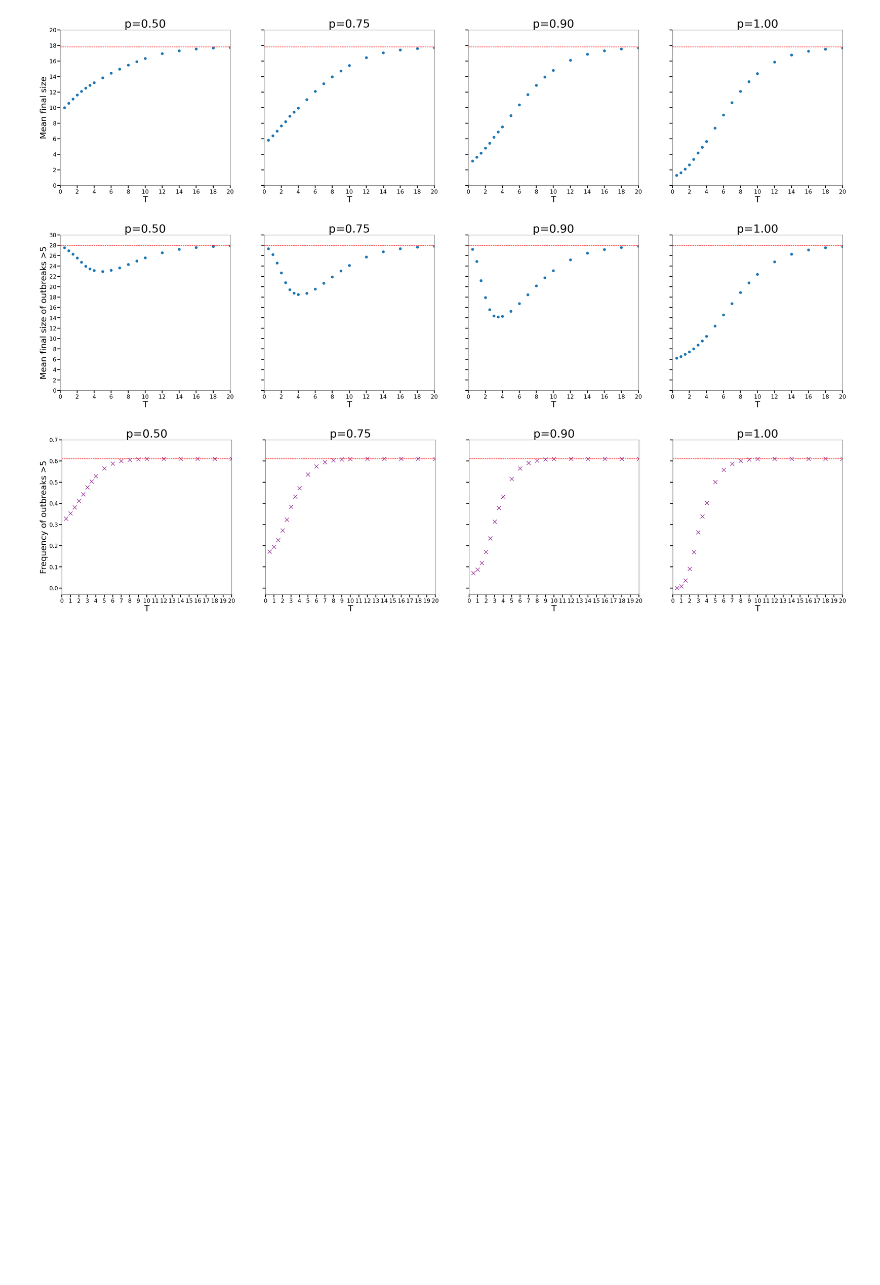
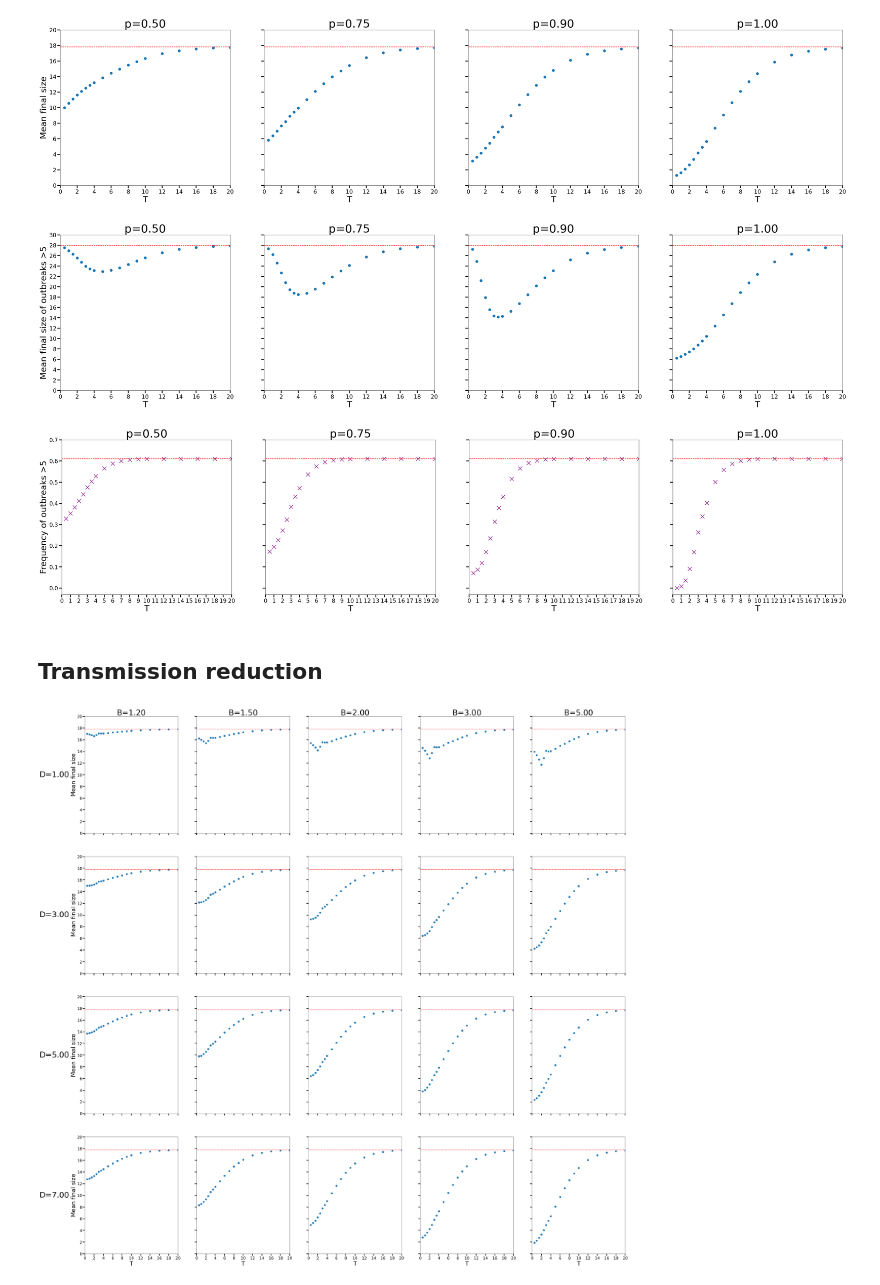
Before and after one commit to joebrooks6330/individual_stoch_sim, a Jupyter notebook: sandbox.ipynb, the cells around one changed output. Cells and saved outputs as stored; diff of their text form; code cells hidden in the pictures; blank space fills up the shorter version.

```diff
--- a/sandbox.ipynb
+++ b/sandbox.ipynb
@@ -103,6 +91,8 @@ times = np.append(times,np.arange(4,10,1))
 times = np.append(times,np.arange(10,22,2))
 I = [3]*n
 lamb = 0.5
+B_values = [1.2,1.5,2,3,5]
+D_values = [1,3,5,7]
 # %%
 #Generate Q and P data
 Q_data = []
@@ -189,8 +241,8 @@ fig, axs = plt.subplots(1,len(p_values)-1, figsize = (50,10), sharex = True, sha
 fig.suptitle('')
 i = 0
 for p in p_values[1:]:
-    axs[i].scatter(times,mean_sizes[p].values(),s=80)
-    axs[i].axhline(list(mean_sizes[0].values())[0], c = "r", linestyle = "--")
+    axs[i].scatter(times,mean_sizes_pulse[p].values(),s=80)
+    axs[i].axhline(list(mean_sizes_pulse[0].values())[0], c = "r", linestyle = "--")
     axs[i].set_title("p=" + format(p,".2f"), fontsize = 40)
     axs[i].set_xlim(0,20)
     axs[i].set_xticks(np.linspace(0,20,11))
@@ -202,7 +254,7 @@ for p in p_values[1:]:
     i+=1
 
 axs[0].set_ylabel("Mean final size",fontsize = 30)
-fig.savefig("outputs\\outbreak_size.png")
+fig.savefig("outputs\\pulse_outbreak_size.png")
 # %% [output]
 [figure]
 # %%
@@ -210,8 +262,8 @@ fig, axs = plt.subplots(1,len(p_values)-1, figsize = (50,10), sharex = True, sha
 fig.suptitle('')
 i = 0
 for p in p_values[1:]:
-    axs[i].scatter(times,mean_conditional[p].values(),s = 80)
-    axs[i].axhline(list(mean_conditional[0].values())[0], c = "r", linestyle = "--")
+    axs[i].scatter(times,mean_conditional_pulse[p].values(),s = 80)
+    axs[i].axhline(list(mean_conditional_pulse[0].values())[0], c = "r", linestyle = "--")
     axs[i].set_title("p=" + format(p,".2f"), fontsize = 40)
     axs[i].set_xlim(0,20)
     axs[i].set_xticks(np.linspace(0,20,11))
@@ -223,7 +275,7 @@ for p in p_values[1:]:
     i+=1
 
 axs[0].set_ylabel("Mean final size of outbreaks >5",fontsize = 30)
-fig.savefig("outputs\\condition_outbreak_size.png")
+fig.savefig("outputs\\pulse_condition_outbreak_size.png")
 # %% [output]
 [figure]
 # %%
@@ -231,8 +283,8 @@ fig, axs = plt.subplots(1,len(p_values)-1, figsize = (50,10), sharex = True, sha
 fig.suptitle('')
 i = 0
 for p in p_values[1:]:
-    axs[i].scatter(times,prob_large[p].values(), marker = "x",s = 200, color = "purple")
-    axs[i].axhline(list(prob_large[0].values())[0], c = "r", linestyle = "--")
+    axs[i].scatter(times,prob_large_pulse[p].values(), marker = "x",s = 200, color = "purple")
+    axs[i].axhline(list(prob_large_pulse[0].values())[0], c = "r", linestyle = "--")
     axs[i].set_title("p=" + format(p,".2f"), fontsize = 40)
     axs[i].set_xlim(0,20)
     axs[i].set_xticks(np.linspace(0,20,21))
@@ -244,6 +296,44 @@ for p in p_values[1:]:
     i+=1
 
 axs[0].set_ylabel("Frequency of outbreaks >5",fontsize = 30)
-fig.savefig("outputs\\large_outbreak_frequency.png")
+fig.savefig("outputs\\pulse_large_outbreak_frequency.png")
 # %% [output]
 [figure]
+# %% [markdown]
+## Transmission reduction
+# %%
+fig, axs = plt.subplots(len(D_values),len(B_values), figsize = (50,50), sharex = True, sharey = True)
+fig.suptitle('')
+pad=5
+
+j = 0
+for D in D_values:
+
+    i = 0
+    axs[j][i].annotate("D=" + format(D,".2f"), fontsize = 40, xy=(0, 0.5), xytext=(-axs[j][i].yaxis.labelpad - pad, 0),
+                xycoords=axs[j][i].yaxis.label, textcoords='offset points', ha='right', va='center')
+    axs[j][i].set_ylabel("Mean final size",fontsize = 30)
+
+    for B in B_values:
+        if j ==0:
+            axs[j][i].set_title("B=" + format(B,".2f"), fontsize = 40)
+        if j==len(D_values)-1:
+            axs[j][i].set_xlabel("T",fontsize = 30)
+
+        axs[j][i].scatter(times,mean_sizes_reduction[D][B].values(),s=80)
+        axs[j][i].axhline(list(mean_sizes_pulse[0].values())[0], c = "r", linestyle = "--")
+
+        axs[j][i].set_xlim(0,20)
+        axs[j][i].set_xticks(np.linspace(0,20,11))
+        axs[j][i].set_xticklabels([format(x,".0f") for x in np.linspace(0,20,11)],fontsize = 20)
+        axs[j][i].set_yticks(np.linspace(0,20,11))
+        axs[j][i].set_yticklabels([format(x,".0f") for x in np.linspace(0,20,11)],fontsize = 20)
+        axs[j][i].tick_params(axis= "both", width = 3, size =10)
+
+        i+=1
+    j+=1
+
+
+fig.savefig("outputs\\reduction_outbreak_size.png")
+# %% [output]
+[figure, added]
```
Also changed, not shown: parts of 13 cells of this notebook, 2 other files.
